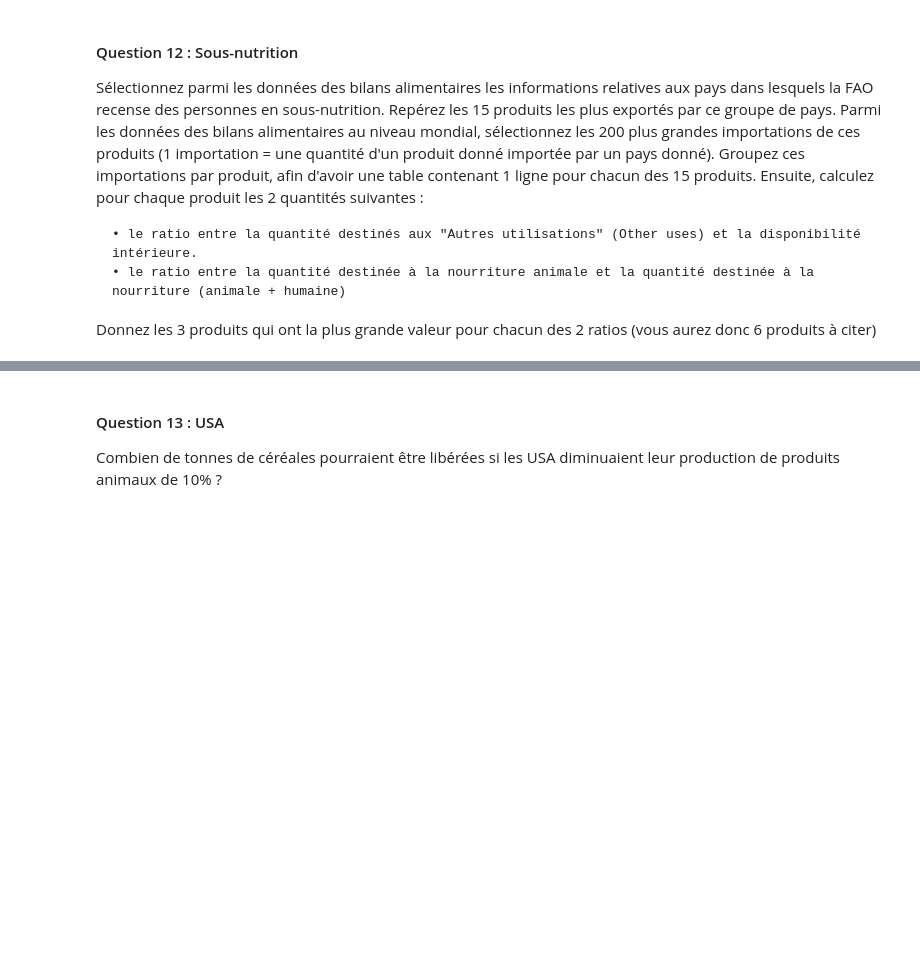
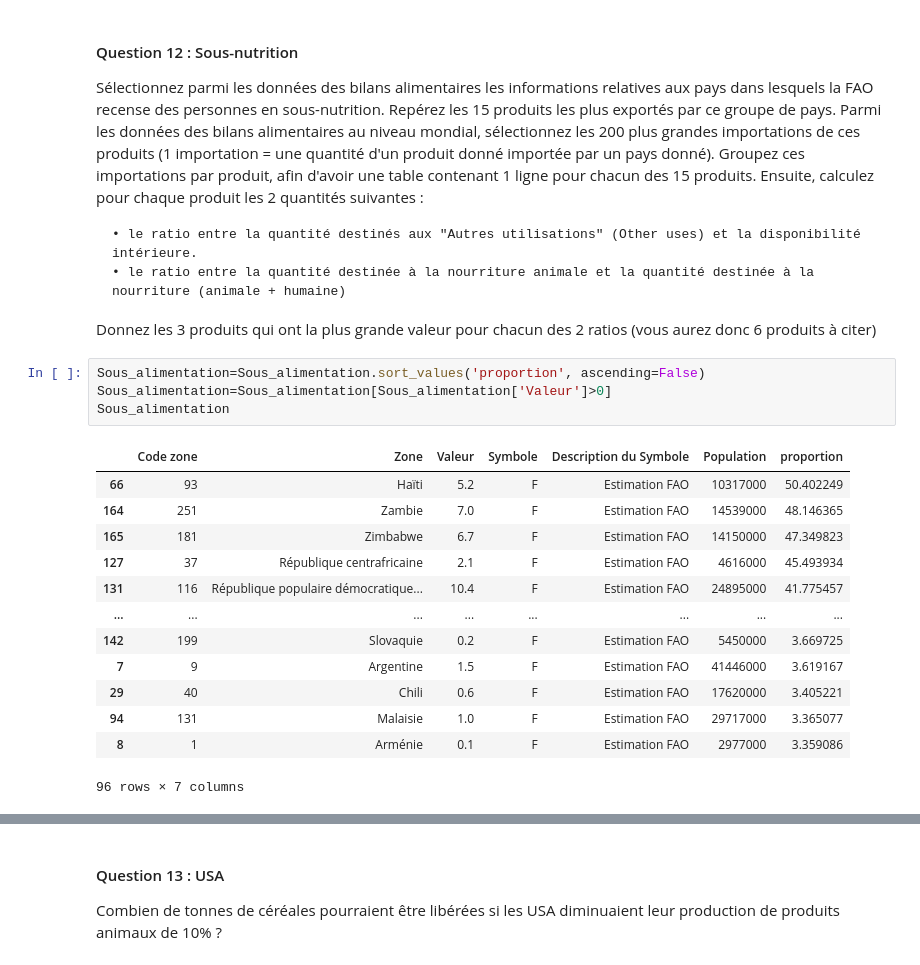
Before and after one commit to data-IA-2023/Groupe-3, a Jupyter notebook: briefs181223.ipynb, the cells around one changed output, grey strips where cells are left out. Saved outputs shown, nothing was run; the diff lists cells and outputs as text; blank space fills up the shorter version.

```diff
--- a/briefs181223.ipynb
+++ b/briefs181223.ipynb
@@ -873,3 +865,21 @@ Groupez ces importations par produit, afin d'avoir une table contenant 1 ligne p
     • le ratio entre la quantité destinée à la nourriture animale et la quantité destinée à la nourriture (animale + humaine)
 
 Donnez les 3 produits qui ont la plus grande valeur pour chacun des 2 ratios (vous aurez donc 6 produits à citer)
+# %%
+Sous_alimentation=Sous_alimentation.sort_values('proportion', ascending=False)
+Sous_alimentation=Sous_alimentation[Sous_alimentation['Valeur']>0]
+Sous_alimentation
+# %% [output]
+|  | Code zone | Zone | Valeur | Symbole | Description du Symbole | Population | proportion |
+| 66 | 93 | Haïti | 5.2 | F | Estimation FAO | 10317000 | 50.402249 |
+| 164 | 251 | Zambie | 7.0 | F | Estimation FAO | 14539000 | 48.146365 |
+| 165 | 181 | Zimbabwe | 6.7 | F | Estimation FAO | 14150000 | 47.349823 |
+| 127 | 37 | République centrafricaine | 2.1 | F | Estimation FAO | 4616000 | 45.493934 |
+| 131 | 116 | République populaire démocratique... | 10.4 | F | Estimation FAO | 24895000 | 41.775457 |
+| ... | ... | ... | ... | ... | ... | ... | ... |
+| 142 | 199 | Slovaquie | 0.2 | F | Estimation FAO | 5450000 | 3.669725 |
+| 7 | 9 | Argentine | 1.5 | F | Estimation FAO | 41446000 | 3.619167 |
+| 29 | 40 | Chili | 0.6 | F | Estimation FAO | 17620000 | 3.405221 |
+| 94 | 131 | Malaisie | 1.0 | F | Estimation FAO | 29717000 | 3.365077 |
+| 8 | 1 | Arménie | 0.1 | F | Estimation FAO | 2977000 | 3.359086 |
+96 rows × 7 columns
```
Also changed, not shown: parts of 9 cells of this notebook.
